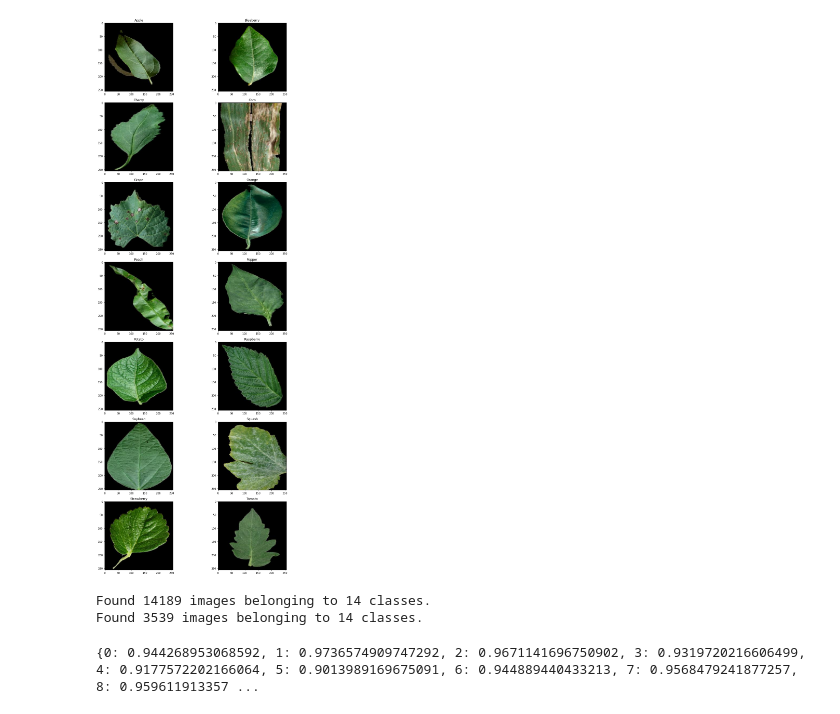
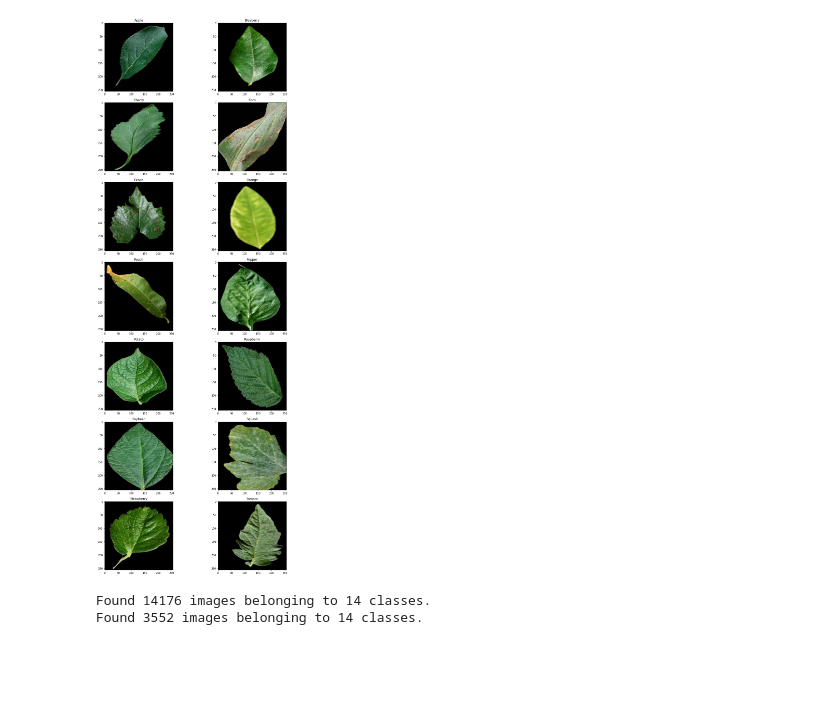
Before and after one commit to ANNDL2021-DMU/homework-1, a Jupyter notebook: notebooks/current.ipynb, the cells around one changed output. Saved outputs shown, nothing was run; the diff lists cells and outputs as text; code cells hidden in the pictures; blank space fills up the shorter version.

Commit message:
Add new model
Change dataset source

```diff
--- a/notebooks/current.ipynb
+++ b/notebooks/current.ipynb
@@ -70,26 +70,28 @@ def create_folders_and_callbacks(model_name):
 # %%
 # Set the path to the dataset
 
-dataset_dir = '../input/homework1/training/'
+dataset_dir = '../input/homework1-split/'
+training_dir = os.path.join(dataset_dir, 'train')
+validation_dir = os.path.join(dataset_dir, 'val')
 # %%
 # Plot example images from dataset
 labels = ['Apple','Blueberry','Cherry','Corn','Grape','Orange','Peach','Pepper','Potato','Raspberry','Soybean','Squash','Strawberry','Tomato']
 
 num_row = len(labels)//2
 num_col = len(labels)//num_row
 fig, axes = plt.subplots(num_row, num_col, figsize=(2*num_row,15*num_col))
 for i in range(len(labels)):
     if i < len(labels):
-        class_imgs = next(os.walk('{}/{}/'.format(dataset_dir, labels[i])))[2]
+        class_imgs = next(os.walk('{}/{}/'.format(training_dir, labels[i])))[2]
         class_img = class_imgs[0]
-        img = Image.open('{}/{}/{}'.format(dataset_dir, labels[i], class_img))
+        img = Image.open('{}/{}/{}'.format(training_dir, labels[i], class_img))
         ax = axes[i//num_col, i%num_col]
         ax.imshow(np.array(img))
         ax.set_title('{}'.format(labels[i]))
 plt.tight_layout()
 plt.show()
 # %% [output]
-[figure, old version]
+[figure, new version]
 # %%
 # Images are divided into folders, one for each class.
 # If the images are organized in such a way, we can exploit the
@@ -97,54 +99,38 @@ plt.show()
 from tensorflow.keras.preprocessing.image import ImageDataGenerator
 
 # Create an instance of ImageDataGenerator for training, validation, and test sets
-data_gen = ImageDataGenerator(rotation_range=30,
+train_gen = ImageDataGenerator(rotation_range=30,
                               height_shift_range=50,
                               width_shift_range=50,
                               zoom_range=0.3,
                               horizontal_flip=True,
                               vertical_flip=True,
                               fill_mode='reflect',
-                              rescale=1/255,
-                              validation_split=0.2)
-
-
+                              rescale=1/255)
 # Obtain a data generator with the 'ImageDataGenerator.flow_from_directory' method
 
-train_dataset = data_gen.flow_from_directory(directory=dataset_dir,
+train_dataset = train_gen.flow_from_directory(directory=training_dir,
                                                 target_size=(256,256),
                                                 color_mode='rgb',
                                                 classes=None,
-                                                batch_size=128,
+                                                batch_size=8,
                                                 shuffle=True,
-                                                subset="training",
                                                 class_mode='categorical',
                                                 seed=seed)
 
-validation_dataset = data_gen.flow_from_directory(directory=dataset_dir,
+
+valid_gen = ImageDataGenerator(rescale=1/255.)
+
+validation_dataset = valid_gen.flow_from_directory(directory=validation_dir,
                                                 target_size=(256,256),
                                                 color_mode='rgb',
                                                 classes=None,
-                                                batch_size=128,
+                                                batch_size=8,
                                                 shuffle=True,
-                                                subset="validation",
                                                 class_mode='categorical',
                                                 seed=seed)
 # %% [output]
-Found 14189 images belonging to 14 classes.
-Found 3539 images belonging to 14 classes.
+Found 14176 images belonging to 14 classes.
+Found 3552 images belonging to 14 classes.
-# %%
-#Normalization
-
-files_per_class = []
-for folder in os.listdir(dataset_dir):
-    if not os.path.isfile(folder):
-            files_per_class.append(len(os.listdir(dataset_dir + '/' + folder)))
-total_files = sum(files_per_class)
-class_weights = {}
-for i in range(len(files_per_class)):
-    class_weights[i] = 1 - (float(files_per_class[i]) / total_files)
-print (class_weights)
-# %% [output]
-{0: 0.944268953068592, 1: 0.9736574909747292, 2: 0.9671141696750902, 3: 0.9319720216606499, 4: 0.9177572202166064, 5: 0.9013989169675091, 6: 0.944889440433213, 7: 0.9568479241877257, 8: 0.959611913357 ...
 # %%
 input_shape = (256, 256, 3)
```
Also changed, not shown: parts of 6 cells of this notebook, 1 other file.
